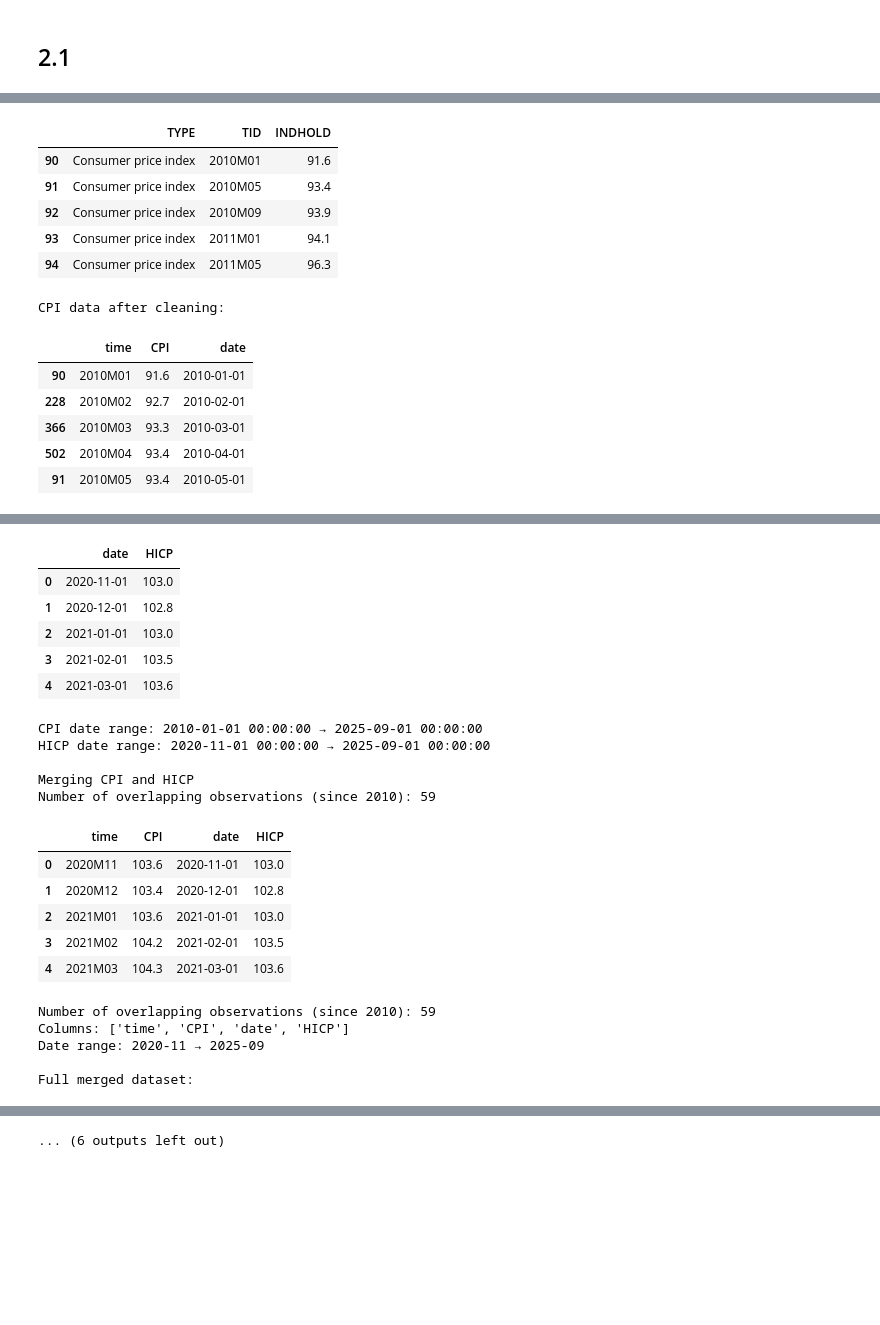
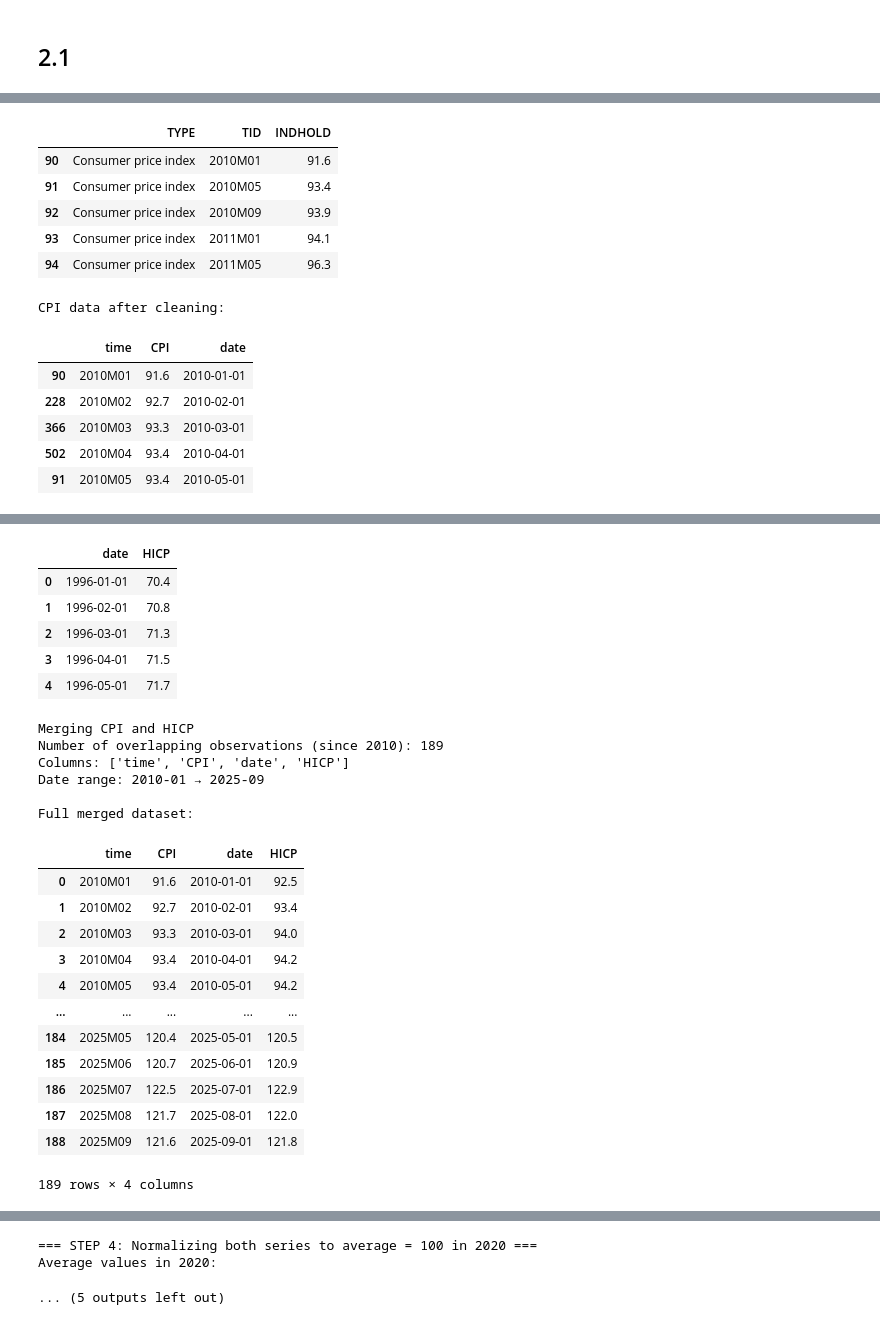
Before and after one commit to makromadskinen/ProgEconGruppe, a Jupyter notebook: Assignment 1/problem_set_joh.ipynb, the cells around one changed output, grey strips where cells are left out. Cells and saved outputs as stored; diff of their text form; code cells hidden in the pictures; blank space fills up the shorter version.

```diff
--- a/Assignment 1/Problem_set_2.ipynb
+++ b/Assignment 1/problem_set_joh.ipynb
@@ -149,11 +163,11 @@ plt.show()
 # %%
-# Download CPI data from Statistics Denmark
+# --- STEP 1: Download CPI data from Statistics Denmark ---
 print("Downloading CPI from Statistics Denmark")
 api = DstApi('PRIS113')
 params = api._define_base_params(language='en')
 data = api.get_data(params)
 
-#printing first 5 rows to keep track of data
+# print initial info
 print(f"Number of rows downloaded: {len(data)}")
 display(data.head())
 
@@ -172,7 +186,7 @@ for k, v in rename_map.items():
     if k in data.columns:
         data = data.rename(columns={k: v})
 
-#rename, sort and make date format
+# create CPI DataFrame
 df_cpi = data[['time', 'value']].copy()
 df_cpi['date'] = pd.to_datetime(df_cpi['time'], format='%YM%m')
 df_cpi = df_cpi.sort_values('date')
@@ -180,26 +194,26 @@ df_cpi = df_cpi.rename(columns={'value': 'CPI'})
 
 print("\nCPI data after cleaning:")
 display(df_cpi.head())
+print(f"CPI date range: {df_cpi['date'].min()} → {df_cpi['date'].max()}")
 
+# --- STEP 2: Download HICP data from FRED (full range) ---
+print("\nDownloading HICP from FRED (using fredapi)")
+from fredapi import Fred
+fred = Fred(api_key="60c118ce211cbc54a03242bbf7dc7c19")
 
+hicp = fred.get_series('CP0000DKM086NEST').reset_index()
+hicp.columns = ['date', 'HICP']
 
-#printing first 5 rows to keep track of data
+print(f"HICP date range: {hicp['date'].min()} → {hicp['date'].max()}")
 print(f"Number of rows downloaded from FRED: {len(hicp)}")
 display(hicp.head())
 
-print("CPI date range:", df_cpi['date'].min(), "→", df_cpi['date'].max())
-print("HICP date range:", hicp['date'].min(), "→", hicp['date'].max())
-
-
-# Merge datasets
+# --- STEP 3: Merge datasets ---
 print("\nMerging CPI and HICP")
 merged = pd.merge(df_cpi, hicp, on='date', how='inner')
 merged = merged[merged['date'] >= '2010-01-01']
 
 print(f"Number of overlapping observations (since 2010): {len(merged)}")
-display(merged.head())
-
-print(f"\nNumber of overlapping observations (since 2010): {len(merged)}")
 print(f"Columns: {list(merged.columns)}")
 print(f"Date range: {merged['date'].min().strftime('%Y-%m')} → {merged['date'].max().strftime('%Y-%m')}")
 print("\nFull merged dataset:")
@@ -263,22 +280,25 @@ Number of rows downloaded from FRED: 59
 |  | date | HICP |
-| 0 | 2020-11-01 | 103.0 |
-| 1 | 2020-12-01 | 102.8 |
-| 2 | 2021-01-01 | 103.0 |
-| 3 | 2021-02-01 | 103.5 |
-| 4 | 2021-03-01 | 103.6 |
+| 0 | 1996-01-01 | 70.4 |
+| 1 | 1996-02-01 | 70.8 |
+| 2 | 1996-03-01 | 71.3 |
+| 3 | 1996-04-01 | 71.5 |
+| 4 | 1996-05-01 | 71.7 |
-CPI date range: 2010-01-01 00:00:00 → 2025-09-01 00:00:00
-HICP date range: 2020-11-01 00:00:00 → 2025-09-01 00:00:00
+Merging CPI and HICP
+Number of overlapping observations (since 2010): 189
+Columns: ['time', 'CPI', 'date', 'HICP']
+Date range: 2010-01 → 2025-09
 
-Merging CPI and HICP
-Number of overlapping observations (since 2010): 59
+Full merged dataset:
 |  | time | CPI | date | HICP |
-| 0 | 2020M11 | 103.6 | 2020-11-01 | 103.0 |
-| 1 | 2020M12 | 103.4 | 2020-12-01 | 102.8 |
-| 2 | 2021M01 | 103.6 | 2021-01-01 | 103.0 |
-| 3 | 2021M02 | 104.2 | 2021-02-01 | 103.5 |
-| 4 | 2021M03 | 104.3 | 2021-03-01 | 103.6 |
+| 0 | 2010M01 | 91.6 | 2010-01-01 | 92.5 |
+| 1 | 2010M02 | 92.7 | 2010-02-01 | 93.4 |
+| 2 | 2010M03 | 93.3 | 2010-03-01 | 94.0 |
+| 3 | 2010M04 | 93.4 | 2010-04-01 | 94.2 |
+| 4 | 2010M05 | 93.4 | 2010-05-01 | 94.2 |
+| ... | ... | ... | ... | ... |
+| 184 | 2025M05 | 120.4 | 2025-05-01 | 120.5 |
+| 185 | 2025M06 | 120.7 | 2025-06-01 | 120.9 |
+| 186 | 2025M07 | 122.5 | 2025-07-01 | 122.9 |
+| 187 | 2025M08 | 121.7 | 2025-08-01 | 122.0 |
+| 188 | 2025M09 | 121.6 | 2025-09-01 | 121.8 |
-Number of overlapping observations (since 2010): 59
-Columns: ['time', 'CPI', 'date', 'HICP']
-Date range: 2020-11 → 2025-09
-
-Full merged dataset:
+189 rows × 4 columns
@@ -302 +305,3 @@ Full merged dataset:
-... (6 outputs left out)
+=== STEP 4: Normalizing both series to average = 100 in 2020 ===
+Average values in 2020:
+... (5 outputs left out)
```
Also changed, not shown: parts of 3 cells of this notebook, 1 other file.
